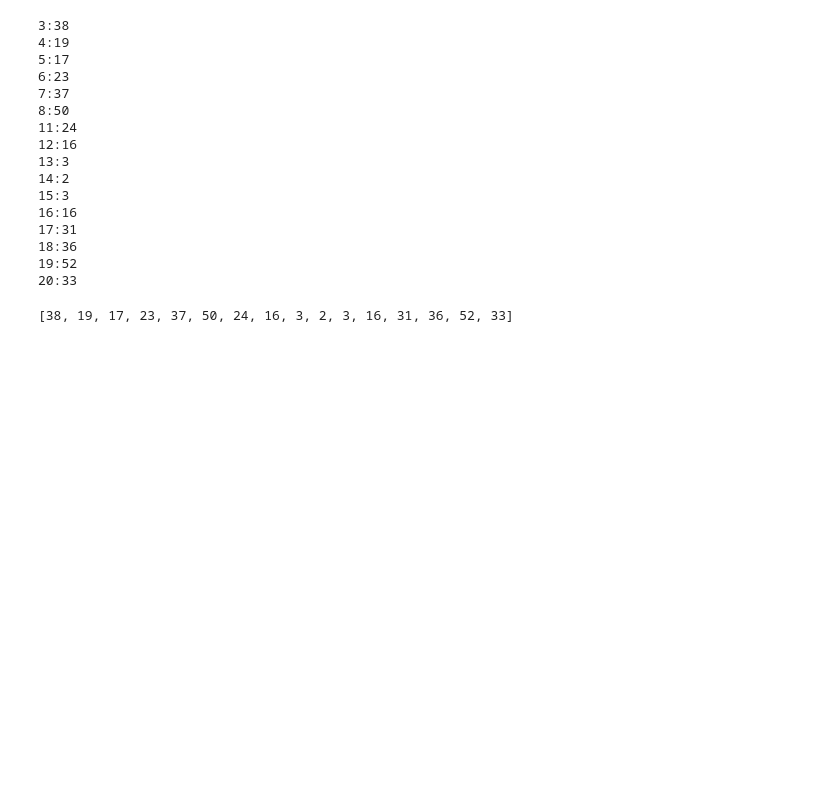
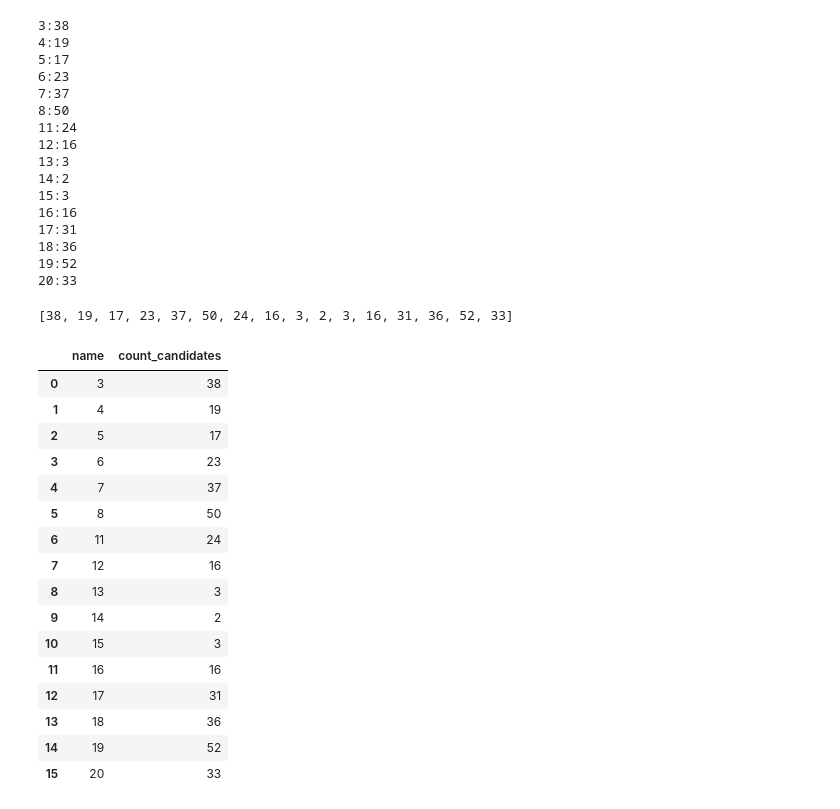
Before and after one commit to Ant9615/CapstoneDesignProject_JBNU_ISE, a Jupyter notebook: work/data prepro.ipynb, the cells around one changed output. Drawn from its saved outputs; the diff is of its cells as text; code cells hidden in the pictures; blank space fills up the shorter version.

```diff
--- a/work/data prepro.ipynb
+++ b/work/data prepro.ipynb
@@ -275,3 +275,27 @@ cound_li
 19:52
 20:33
 [38, 19, 17, 23, 37, 50, 24, 16, 3, 2, 3, 16, 31, 36, 52, 33]
+# %%
+sam_can = pd.Series((hist_2.iloc[i,0] for i in range(len(candtoloc))), name='name')
+count_candidates = pd.Series((len(candtoloc[i]) for i in range(len(candtoloc))), name='count_candidates')
+count_candidates = pd.concat((sam_can, count_candidates), names=['name','count_candidates'],axis=1, ignore_index=True)
+count_candidates.columns = ['name', 'count_candidates']
+count_candidates
+# %% [output]
+|  | name | count_candidates |
+| 0 | 3 | 38 |
+| 1 | 4 | 19 |
+| 2 | 5 | 17 |
+| 3 | 6 | 23 |
+| 4 | 7 | 37 |
+| 5 | 8 | 50 |
+| 6 | 11 | 24 |
+| 7 | 12 | 16 |
+| 8 | 13 | 3 |
+| 9 | 14 | 2 |
+| 10 | 15 | 3 |
+| 11 | 16 | 16 |
+| 12 | 17 | 31 |
+| 13 | 18 | 36 |
+| 14 | 19 | 52 |
+| 15 | 20 | 33 |
```
Also changed, not shown: parts of 3 cells of this notebook, 5 other files.
